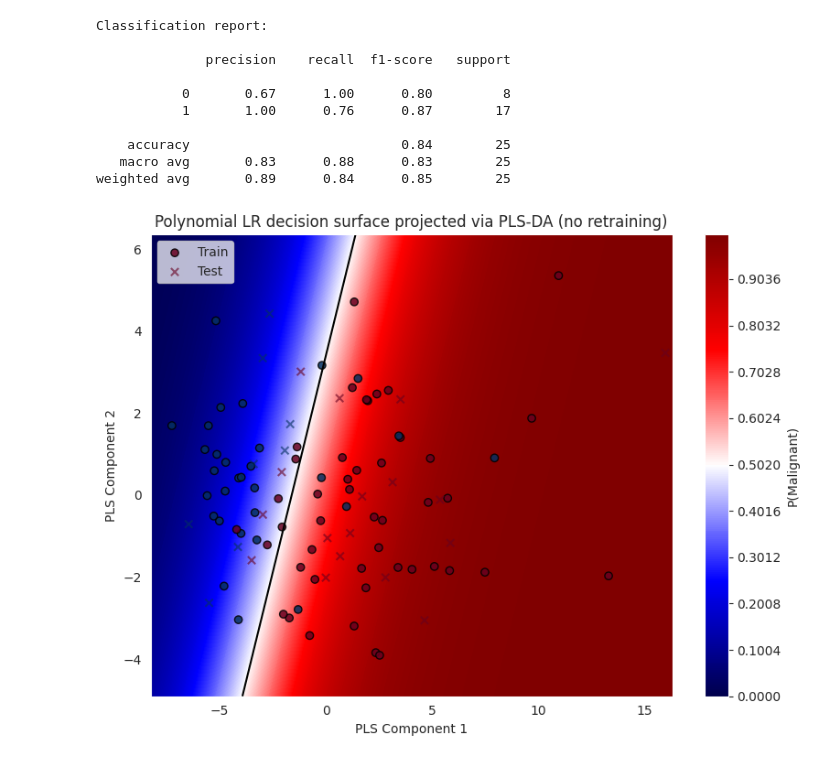
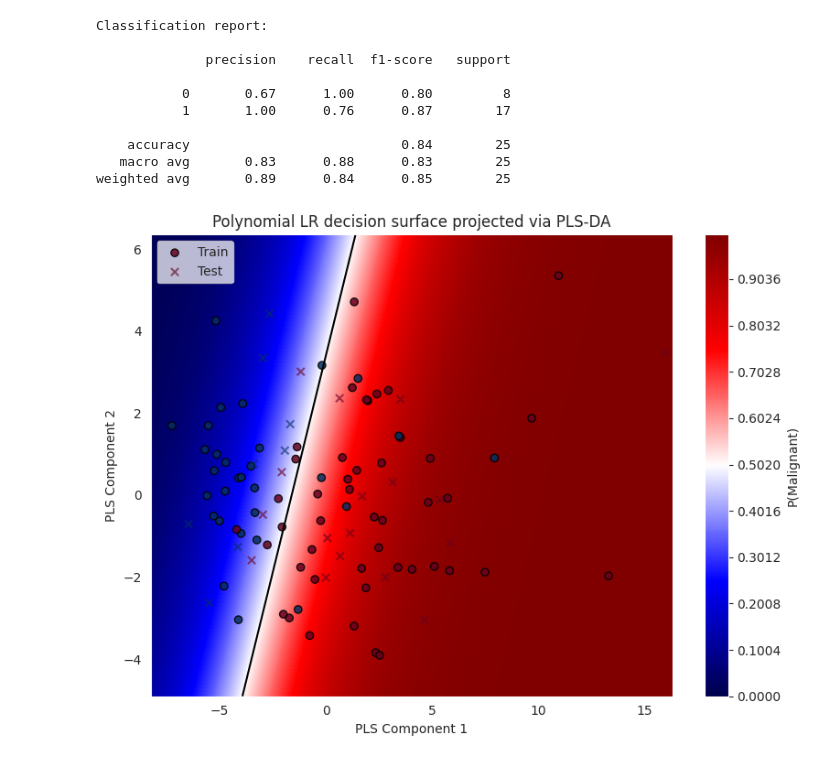
Before and after one commit to Asaf31214/cmpe-491, a Jupyter notebook: prostate_cancer_tabular_1.0.ipynb, the cells around one changed output. Cells and saved outputs as stored; diff of their text form; code cells hidden in the pictures.

```diff
--- a/prostate_cancer_tabular_1.0.ipynb
+++ b/prostate_cancer_tabular_1.0.ipynb
@@ -166,20 +166,20 @@ Z = clf.predict_proba(X_grid_pre)[:, 1].reshape(xx.shape)
 # %%
 plt.figure(figsize=(8, 6))
 cs = plt.contourf(xx, yy, Z, levels=np.linspace(0, 1, 250), cmap="seismic", alpha=1)
 plt.colorbar(cs, label="P(Malignant)")
 
 plt.scatter(
     T_train[:, 0], T_train[:, 1], c=y_train, cmap="RdBu_r", edgecolor="k", alpha=0.85, marker="o", label="Train"
 )
 plt.scatter(T_test[:, 0], T_test[:, 1], c=y_test, cmap="RdBu_r", alpha=0.6, marker="x", linewidths=1.5, label="Test")
 
 plt.contour(xx, yy, Z, levels=[0.5], colors="k", linewidths=1.5)
 
 plt.xlabel("PLS Component 1")
 plt.ylabel("PLS Component 2")
-plt.title("Polynomial LR decision surface projected via PLS-DA (no retraining)")
+plt.title("Polynomial LR decision surface projected via PLS-DA")
 plt.legend(loc="upper left")
 plt.tight_layout()
 plt.show()
 # %% [output]
-[figure, old version]
+[figure, new version]
```
Also changed, not shown: 3 other files.
